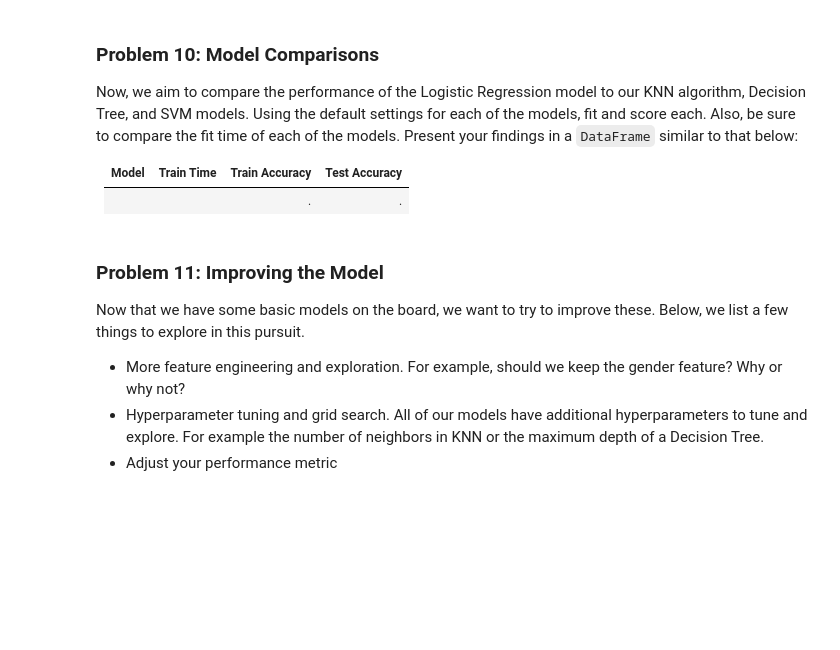
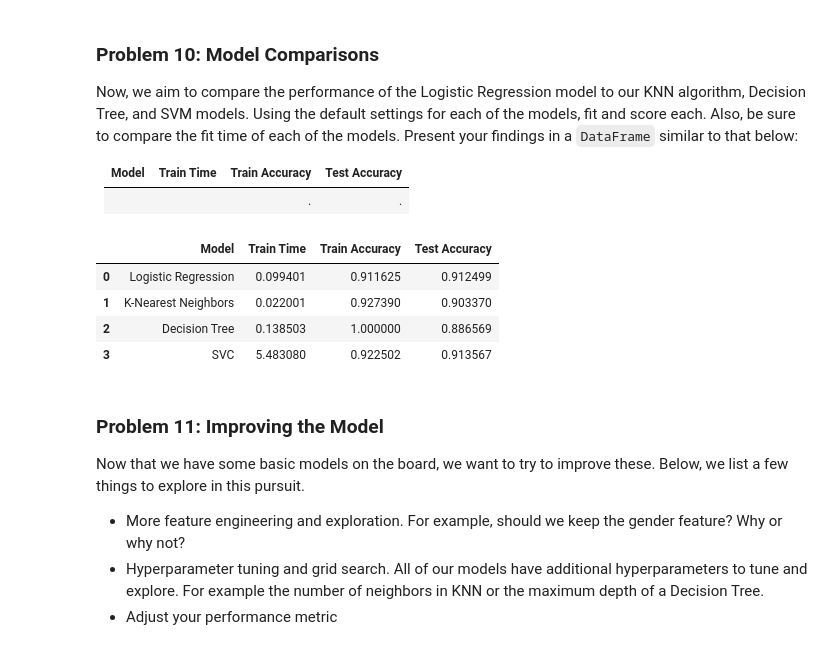
Before and after one commit to kyledunne/mlai-practical-app-3, a Jupyter notebook: prompt_III.ipynb, the cells around one changed output. Saved outputs shown, nothing was run; the diff lists cells and outputs as text; code cells hidden in the pictures; blank space fills up the shorter version.

Commit message:
Add time/accuracy table

```diff
--- a/prompt_III.ipynb
+++ b/prompt_III.ipynb
@@ -325,10 +323,20 @@ svc_fit_time = time.time() - start_time
 # %%
 pd.DataFrame(
     {
         'Model': ['Logistic Regression', 'K-Nearest Neighbors', 'Decision Tree', 'SVC'],
-        'Train Time': [lr_fit_time, knn_fit_time, tree_fit_time, svc_fit_time]
+        'Train Time': [lr_fit_time, knn_fit_time, tree_fit_time, svc_fit_time],
+        'Train Accuracy': [logistic_classifier.score(X_train, y_train), knn_classifier.score(X_train, y_train),
+                           decision_tree_classifier.score(X_train, y_train), svm_classifier.score(X_train, y_train)],
+        'Test Accuracy': [logistic_classifier.score(X_test, y_test), knn_classifier.score(X_test, y_test),
+                           decision_tree_classifier.score(X_test, y_test), svm_classifier.score(X_test, y_test)]
     }
 )
+# %% [output]
+|  | Model | Train Time | Train Accuracy | Test Accuracy |
+| 0 | Logistic Regression | 0.099401 | 0.911625 | 0.912499 |
+| 1 | K-Nearest Neighbors | 0.022001 | 0.927390 | 0.903370 |
+| 2 | Decision Tree | 0.138503 | 1.000000 | 0.886569 |
+| 3 | SVC | 5.483080 | 0.922502 | 0.913567 |
 # %% [markdown]
 ### Problem 11: Improving the Model
 
```
Also changed, not shown: parts of 1 cell of this notebook.
